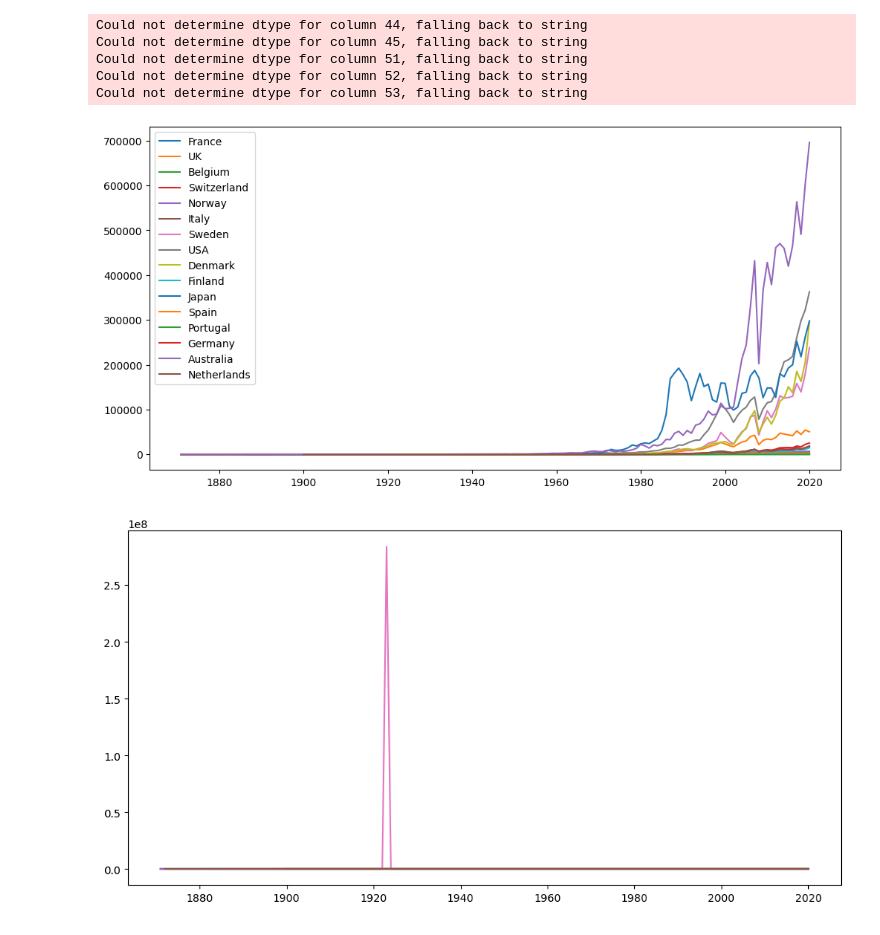
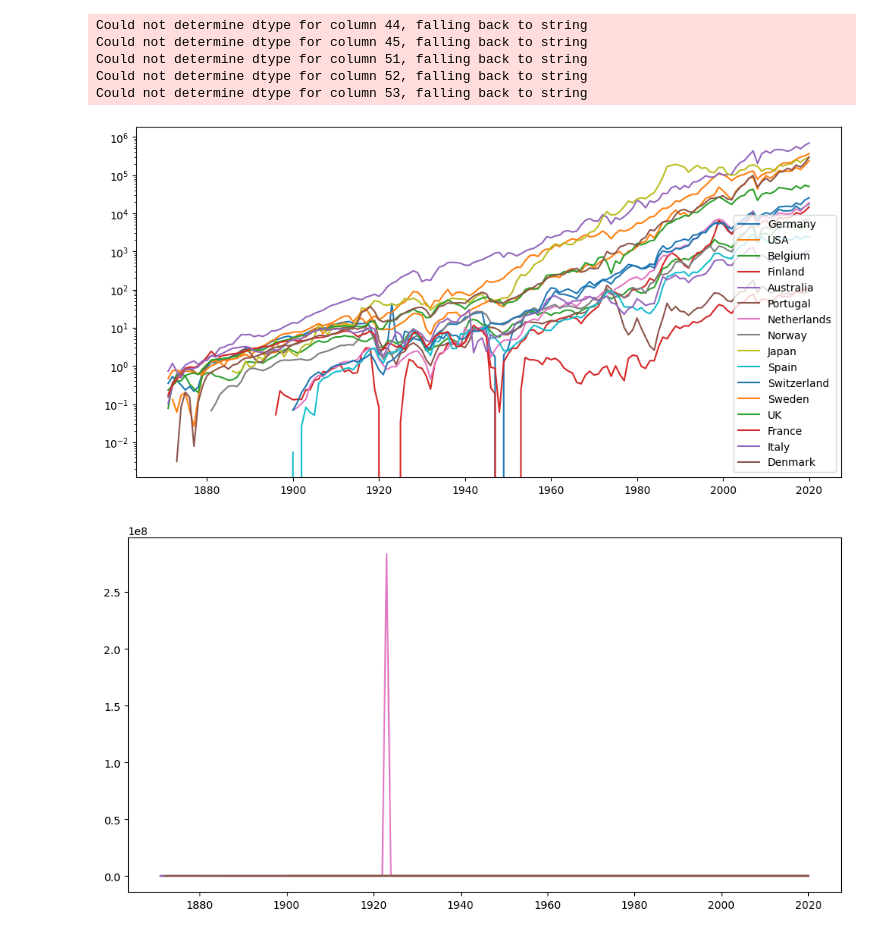
Before and after one commit to Creykish/MADS-Project, a Jupyter notebook: Code/Returns Data/build.ipynb, the cells around one changed output. Cells and saved outputs as stored; diff of their text form; code cells hidden in the pictures.

```diff
--- a/Code/Returns Data/build.ipynb
+++ b/Code/Returns Data/build.ipynb
@@ -37,26 +40,26 @@ jst_with_c_ret = jst_with_c_ret.with_columns(
 # %%
 # make some plots to check the data looks correct
 # cumulative returns
 
 cum_eq_tr_usd = jst_with_c_ret.filter(pl.col("eq_tr").is_not_null()).with_columns(
     ((pl.col("eq_tr_usd")+1).cum_prod()-1).over("country").alias("cum_eq_tr_usd"),
     "year",
     "country"
 )
 
 fig, ax = plt.subplots(figsize=(12, 6))
 
 for country in cum_eq_tr_usd["country"].unique():
     # if country == "Germany":
     #     continue
     country_data = cum_eq_tr_usd.filter(pl.col("country") == country)
     ax.plot(country_data["year"], country_data["cum_eq_tr_usd"], label=country)
 
 ax.legend()
-# ax.set_yscale("log")
+ax.set_yscale("log")
 cum_eq_tr_usd.write_csv("data/cum_eq_tr_usd.csv")
 # %% [output]
-[figure, old version]
+[figure, new version]
 # %%
 fig, ax = plt.subplots(figsize=(12, 6))
 for country in cum_eq_tr_usd["country"].unique():
```
Also changed, not shown: parts of 1 cell of this notebook, 22 other files.
